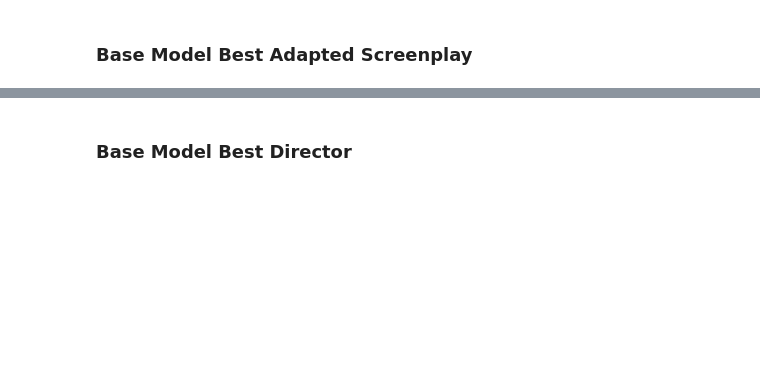
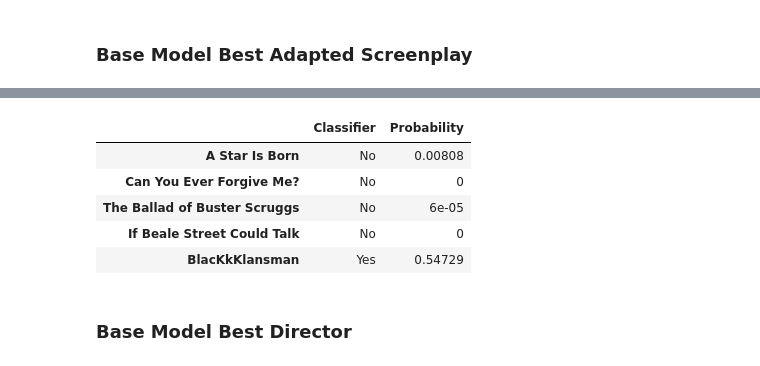
Before and after one commit to MrThomasPin/Oscar-Machine-Learning, a Jupyter notebook: oscar-predictor-ml.ipynb, the cells around one changed output, grey strips where cells are left out. Cells and saved outputs as stored; diff of their text form; code cells hidden in the pictures; blank space fills up the shorter version.

```diff
--- a/oscar-predictor-ml.ipynb
+++ b/oscar-predictor-ml.ipynb
@@ -400,3 +428,13 @@ diff_class_ml(X_train_best_ada_screen, X_test_best_ada_screen, y_train_best_ada_
+# %%
+#winner BlacKkKlansman
+oscar_predict(X_train_best_ada_screen, y_train_best_ada_screen, best_adascreen_2018_identifiable, LGBMClassifier())
+# %% [output]
+|  | Classifier | Probability |
+| A Star Is Born | No | 0.00808 |
+| Can You Ever Forgive Me? | No | 0 |
+| The Ballad of Buster Scruggs | No | 6e-05 |
+| If Beale Street Could Talk | No | 0 |
+| BlacKkKlansman | Yes | 0.54729 |
 # %% [markdown]
 ### Base Model Best Director
 # %%
```
Also changed, not shown: parts of 12 cells of this notebook.
